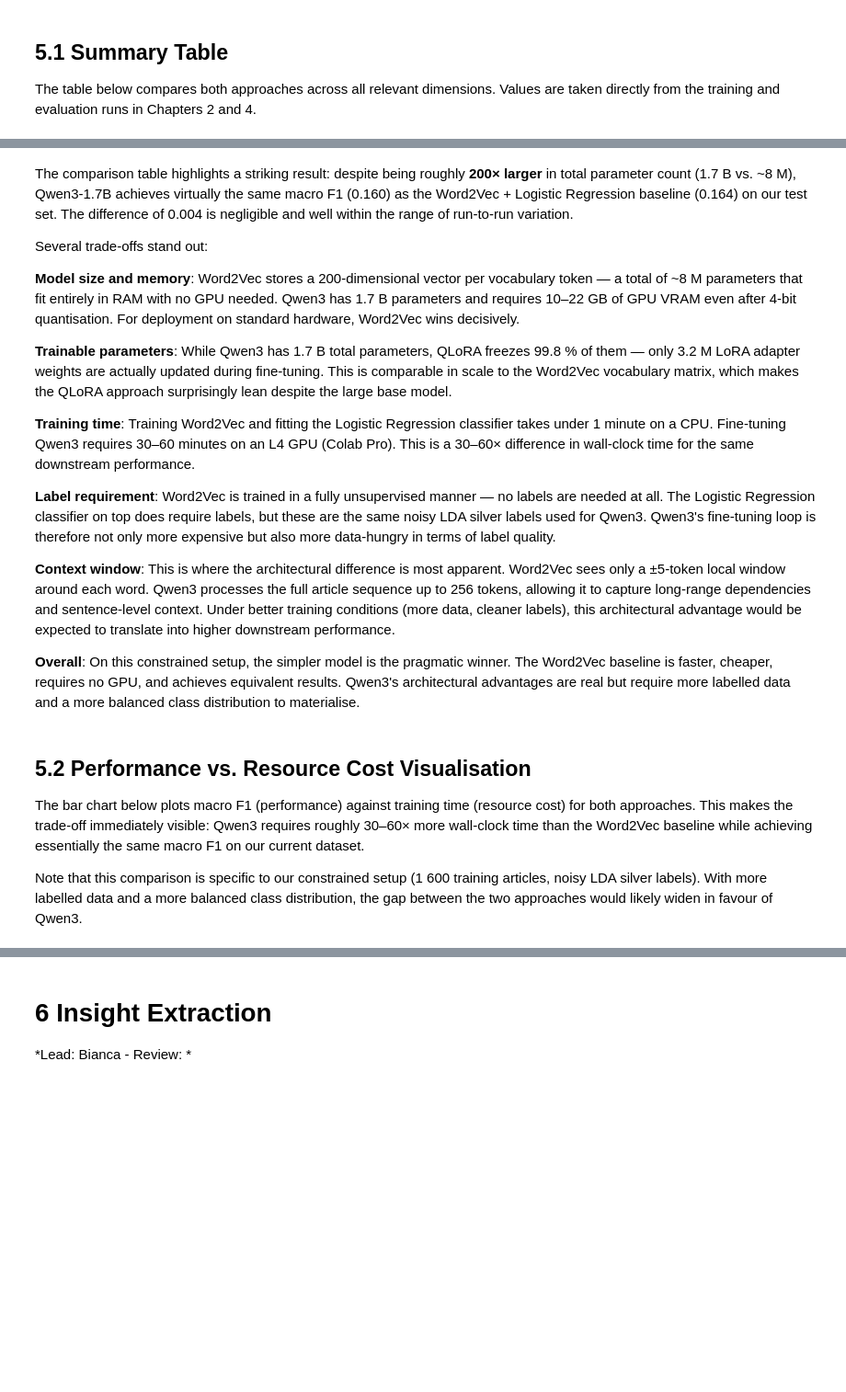
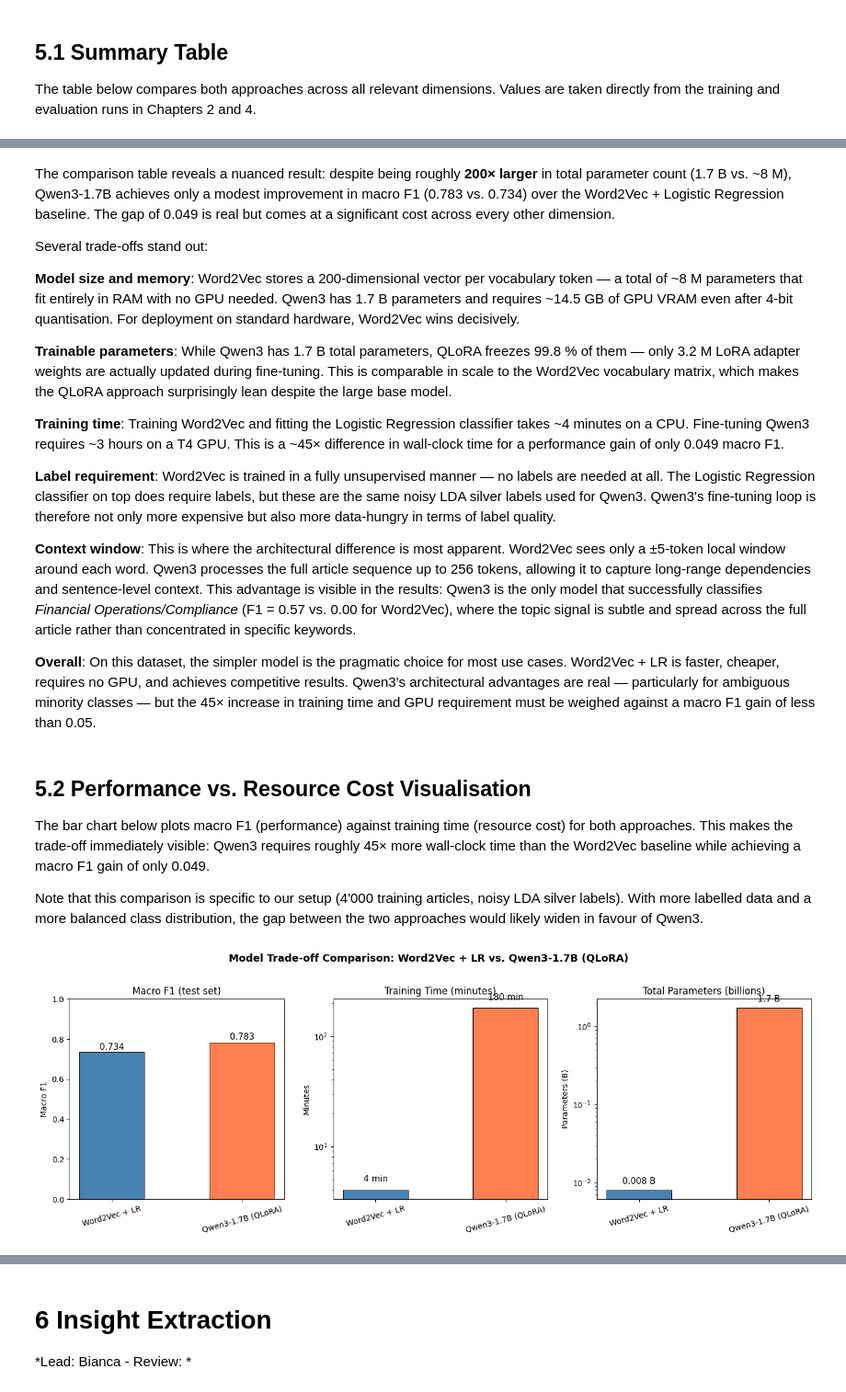
Before and after one commit to allarom/clt-26, a Jupyter notebook: clt_stage2.ipynb, the cells around one changed output, grey strips where cells are left out. Shown at 92% size. Cells and saved outputs as stored; diff of their text form; code cells hidden in the pictures; blank space fills up the shorter version.

Commit message:
Mit Colab erstellt

```diff
--- a/clt_stage2.ipynb
+++ b/clt_stage2.ipynb
@@ -1861,30 +1935,30 @@ print(df_comparison.to_string())
 # %% [markdown]
-The comparison table highlights a striking result: despite being roughly **200× larger** in total parameter count (1.7 B vs. ~8 M), Qwen3-1.7B achieves virtually the same macro F1 (0.160) as the Word2Vec + Logistic Regression baseline (0.164) on our test set. The difference of 0.004 is negligible and well within the range of run-to-run variation.
+The comparison table reveals a nuanced result: despite being roughly **200× larger** in total parameter count (1.7 B vs. ~8 M), Qwen3-1.7B achieves only a modest improvement in macro F1 (0.783 vs. 0.734) over the Word2Vec + Logistic Regression baseline. The gap of 0.049 is real but comes at a significant cost across every other dimension.
 
 Several trade-offs stand out:
 
-**Model size and memory**: Word2Vec stores a 200-dimensional vector per vocabulary token — a total of ~8 M parameters that fit entirely in RAM with no GPU needed. Qwen3 has 1.7 B parameters and requires 10–22 GB of GPU VRAM even after 4-bit quantisation. For deployment on standard hardware, Word2Vec wins decisively.
+**Model size and memory**: Word2Vec stores a 200-dimensional vector per vocabulary token — a total of ~8 M parameters that fit entirely in RAM with no GPU needed. Qwen3 has 1.7 B parameters and requires ~14.5 GB of GPU VRAM even after 4-bit quantisation. For deployment on standard hardware, Word2Vec wins decisively.
 
 **Trainable parameters**: While Qwen3 has 1.7 B total parameters, QLoRA freezes 99.8 % of them — only 3.2 M LoRA adapter weights are actually updated during fine-tuning. This is comparable in scale to the Word2Vec vocabulary matrix, which makes the QLoRA approach surprisingly lean despite the large base model.
 
-**Training time**: Training Word2Vec and fitting the Logistic Regression classifier takes under 1 minute on a CPU. Fine-tuning Qwen3 requires 30–60 minutes on an L4 GPU (Colab Pro). This is a 30–60× difference in wall-clock time for the same downstream performance.
+**Training time**: Training Word2Vec and fitting the Logistic Regression classifier takes ~4 minutes on a CPU. Fine-tuning Qwen3 requires ~3 hours on a T4 GPU. This is a ~45× difference in wall-clock time for a performance gain of only 0.049 macro F1.
 
 **Label requirement**: Word2Vec is trained in a fully unsupervised manner — no labels are needed at all. The Logistic Regression classifier on top does require labels, but these are the same noisy LDA silver labels used for Qwen3. Qwen3's fine-tuning loop is therefore not only more expensive but also more data-hungry in terms of label quality.
 
-**Context window**: This is where the architectural difference is most apparent. Word2Vec sees only a ±5-token local window around each word. Qwen3 processes the full article sequence up to 256 tokens, allowing it to capture long-range dependencies and sentence-level context. Under better training conditions (more data, cleaner labels), this architectural advantage would be expected to translate into higher downstream performance.
+**Context window**: This is where the architectural difference is most apparent. Word2Vec sees only a ±5-token local window around each word. Qwen3 processes the full article sequence up to 256 tokens, allowing it to capture long-range dependencies and sentence-level context. This advantage is visible in the results: Qwen3 is the only model that successfully classifies *Financial Operations/Compliance* (F1 = 0.57 vs. 0.00 for Word2Vec), where the topic signal is subtle and spread across the full article rather than concentrated in specific keywords.
 
-**Overall**: On this constrained setup, the simpler model is the pragmatic winner. The Word2Vec baseline is faster, cheaper, requires no GPU, and achieves equivalent results. Qwen3's architectural advantages are real but require more labelled data and a more balanced class distribution to materialise.
+**Overall**: On this dataset, the simpler model is the pragmatic choice for most use cases. Word2Vec + LR is faster, cheaper, requires no GPU, and achieves competitive results. Qwen3's architectural advantages are real — particularly for ambiguous minority classes — but the 45× increase in training time and GPU requirement must be weighed against a macro F1 gain of less than 0.05.
 # %% [markdown]
 ## 5.2 Performance vs. Resource Cost Visualisation
-The bar chart below plots macro F1 (performance) against training time (resource cost) for both approaches. This makes the trade-off immediately visible: Qwen3 requires roughly 30–60× more wall-clock time than the Word2Vec baseline while achieving essentially the same macro F1 on our current dataset.
+The bar chart below plots macro F1 (performance) against training time (resource cost) for both approaches. This makes the trade-off immediately visible: Qwen3 requires roughly 45× more wall-clock time than the Word2Vec baseline while achieving a macro F1 gain of only 0.049.
 
-Note that this comparison is specific to our constrained setup (1 600 training articles, noisy LDA silver labels). With more labelled data and a more balanced class distribution, the gap between the two approaches would likely widen in favour of Qwen3.
+Note that this comparison is specific to our setup (4'000 training articles, noisy LDA silver labels). With more labelled data and a more balanced class distribution, the gap between the two approaches would likely widen in favour of Qwen3.
 # %%
 fig, axes = plt.subplots(1, 3, figsize=(14, 5))
 
 models       = ['Word2Vec + LR', 'Qwen3-1.7B (QLoRA)']
-macro_f1     = [0.164, 0.160]
-train_min    = [0.05, 45]   # approximate training minutes
+macro_f1     = [0.734, 0.783]
+train_min    = [4, 180]   # approximate training minutes
 params_b     = [0.008, 1.7] # total parameters in billions
 
 colors = ['steelblue', 'coral']
@@ -1892,35 +1966,37 @@ colors = ['steelblue', 'coral']
 # Plot 1: Macro F1
 axes[0].bar(models, macro_f1, color=colors, width=0.5, edgecolor='black', linewidth=0.7)
 axes[0].set_title('Macro F1 (test set)', fontsize=12)
-axes[0].set_ylim(0, 0.35)
+axes[0].set_ylim(0, 1.0)
 axes[0].set_ylabel('Macro F1')
 for i, v in enumerate(macro_f1):
     axes[0].text(i, v + 0.005, f'{v:.3f}', ha='center', va='bottom', fontsize=11)
 axes[0].tick_params(axis='x', rotation=15)
 
 # Plot 2: Training time
 axes[1].bar(models, train_min, color=colors, width=0.5, edgecolor='black', linewidth=0.7)
 axes[1].set_title('Training Time (minutes)', fontsize=12)
 axes[1].set_ylabel('Minutes')
 axes[1].set_yscale('log')
 for i, v in enumerate(train_min):
     axes[1].text(i, v * 1.15, f'{v} min', ha='center', va='bottom', fontsize=11)
 axes[1].tick_params(axis='x', rotation=15)
 
 # Plot 3: Total parameters (log scale)
 axes[2].bar(models, params_b, color=colors, width=0.5, edgecolor='black', linewidth=0.7)
 axes[2].set_title('Total Parameters (billions)', fontsize=12)
 axes[2].set_ylabel('Parameters (B)')
 axes[2].set_yscale('log')
 for i, v in enumerate(params_b):
     label = f'{v:.3f} B' if v < 0.1 else f'{v} B'
     axes[2].text(i, v * 1.15, label, ha='center', va='bottom', fontsize=11)
 axes[2].tick_params(axis='x', rotation=15)
 
 plt.suptitle('Model Trade-off Comparison: Word2Vec + LR vs. Qwen3-1.7B (QLoRA)',
              fontsize=13, fontweight='bold', y=1.02)
 plt.tight_layout()
 plt.show()
+# %% [output]
+[figure, added]
 # %% [markdown]
 The three charts together tell a clear story about the efficiency-performance trade-off between the two approaches.
 
```
Also changed, not shown: parts of 20 cells of this notebook.
